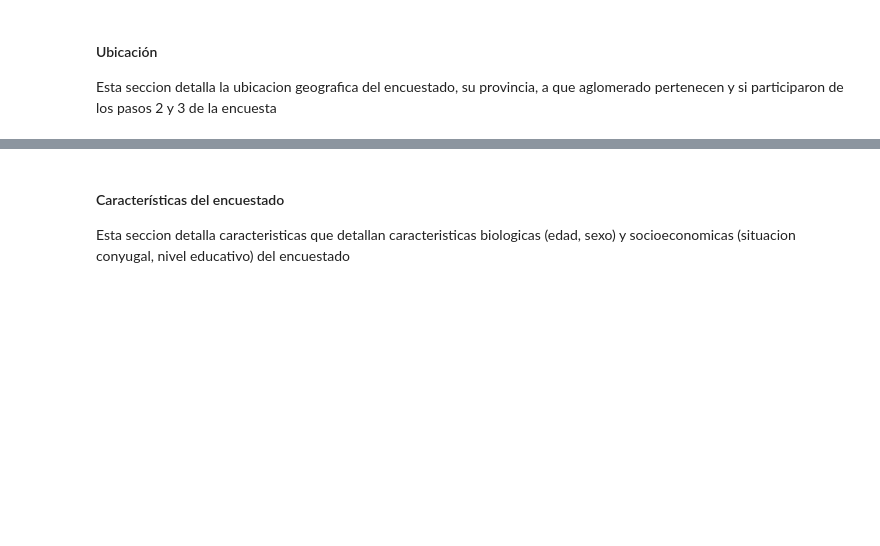
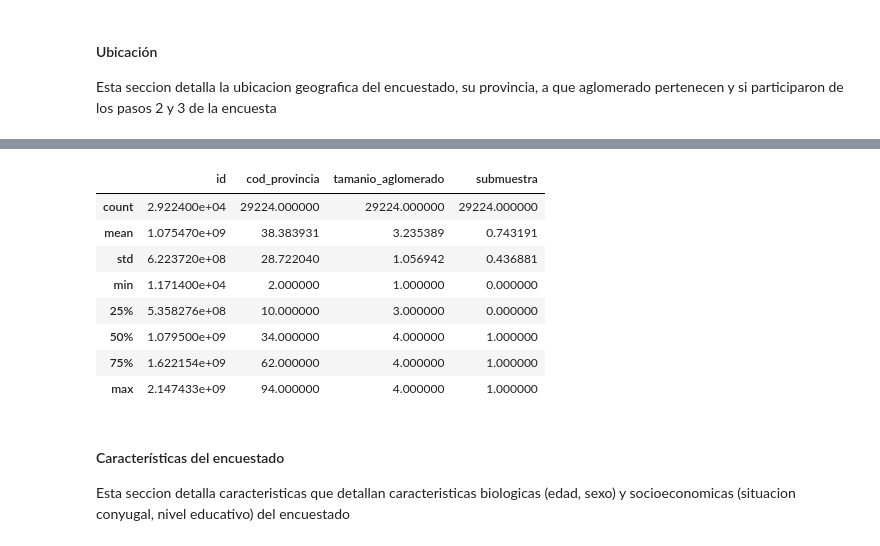
Before and after one commit to Data-Science-YPF/factores_riesgo, a Jupyter notebook: analisisBD.ipynb, the cells around one changed output, grey strips where cells are left out. Drawn from its saved outputs; the diff is of its cells as text; code cells hidden in the pictures; blank space fills up the shorter version.

```diff
--- a/analisisBD.ipynb
+++ b/analisisBD.ipynb
@@ -68,3 +119,16 @@ Esta seccion detalla la ubicacion geografica del encuestado, su provincia, a que
+# %%
+# describo la composicion de mis datos
+ubicacion.describe()
+# %% [output]
+|  | id | cod_provincia | tamanio_aglomerado | submuestra |
+| count | 2.922400e+04 | 29224.000000 | 29224.000000 | 29224.000000 |
+| mean | 1.075470e+09 | 38.383931 | 3.235389 | 0.743191 |
+| std | 6.223720e+08 | 28.722040 | 1.056942 | 0.436881 |
+| min | 1.171400e+04 | 2.000000 | 1.000000 | 0.000000 |
+| 25% | 5.358276e+08 | 10.000000 | 3.000000 | 0.000000 |
+| 50% | 1.079500e+09 | 34.000000 | 4.000000 | 1.000000 |
+| 75% | 1.622154e+09 | 62.000000 | 4.000000 | 1.000000 |
+| max | 2.147433e+09 | 94.000000 | 4.000000 | 1.000000 |
 # %% [markdown]
 #### Características del encuestado
 
```
Also changed, not shown: parts of 14 cells of this notebook, 2 other files.
